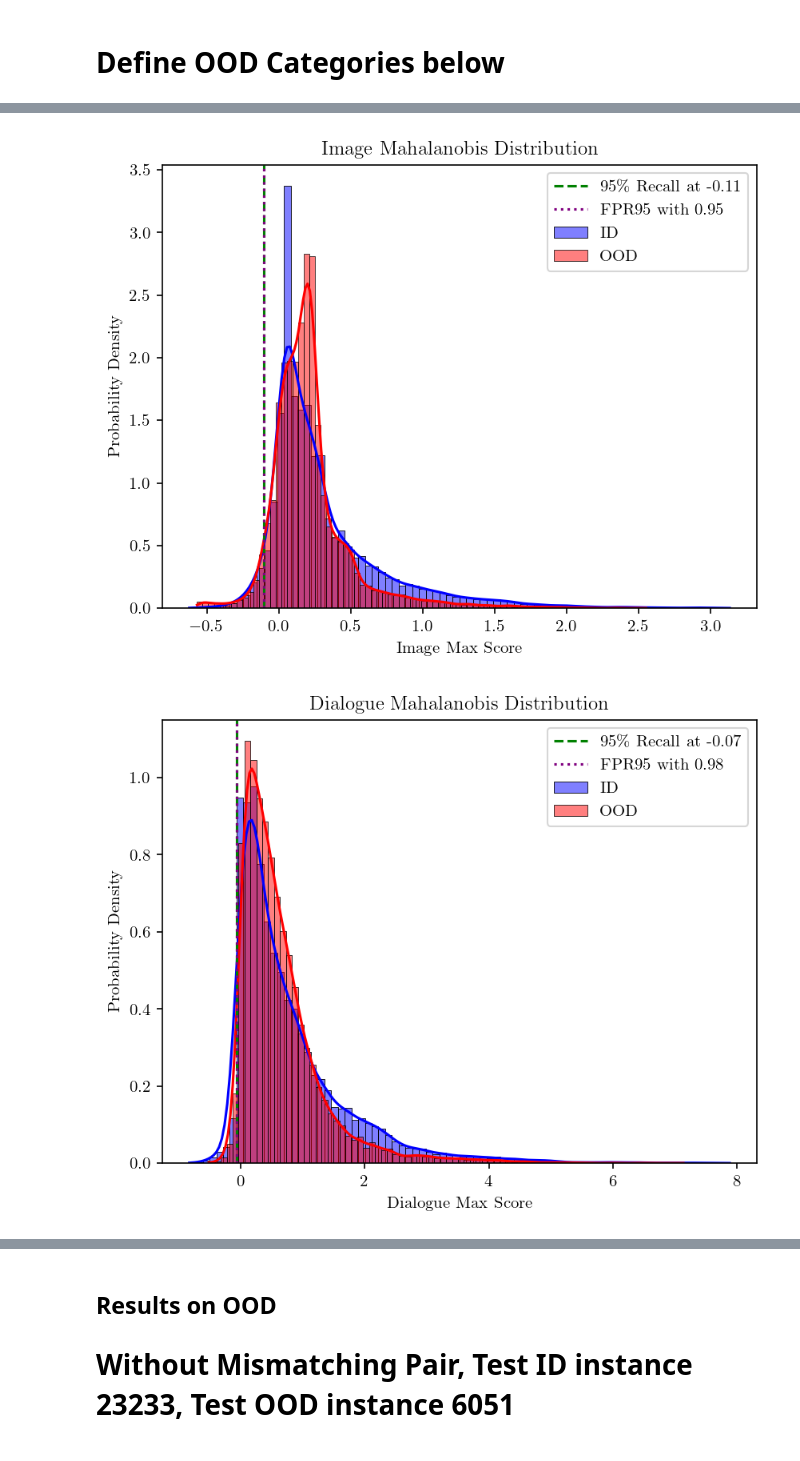
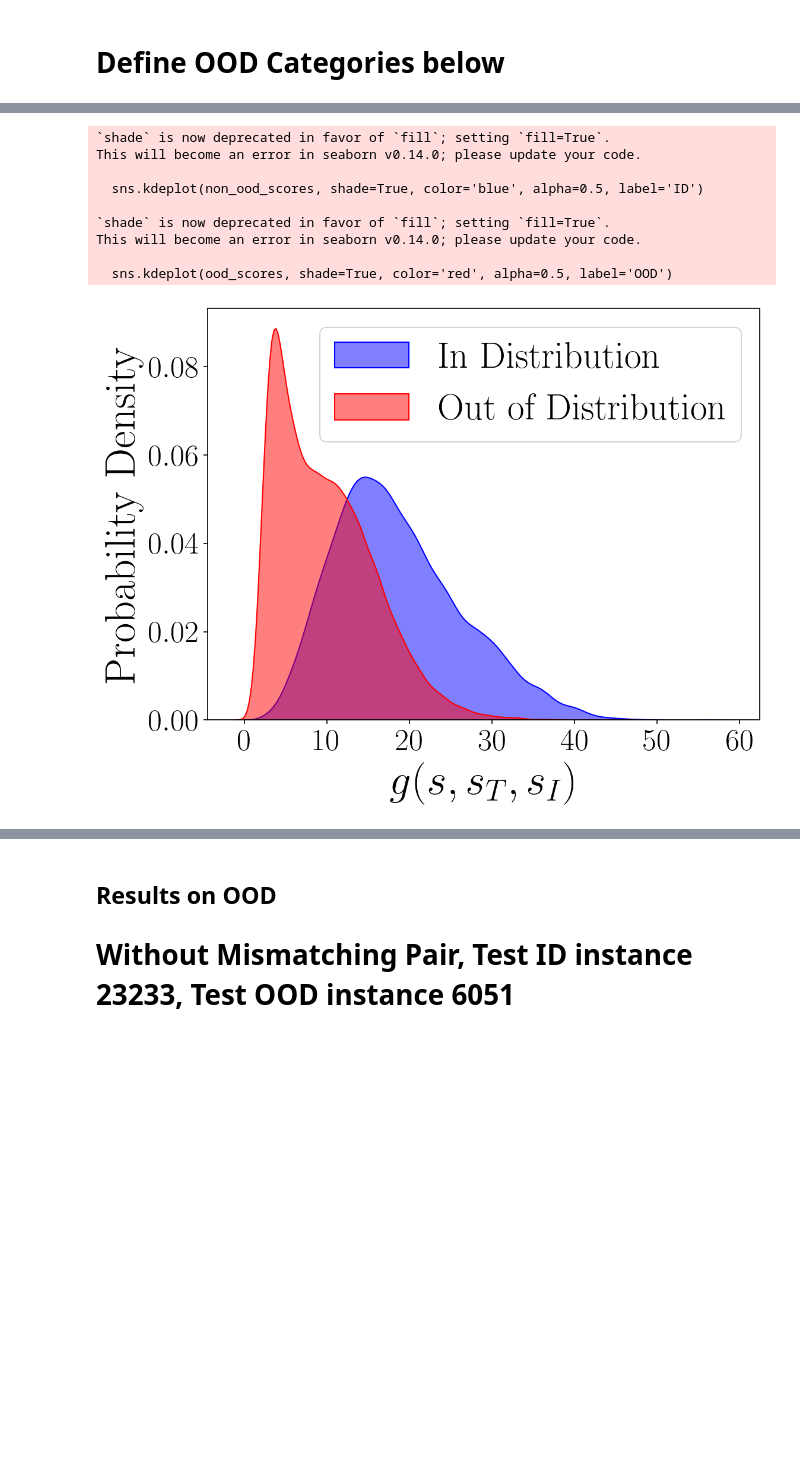
Before and after one commit to wfyitf/multimodal_ood, a Jupyter notebook: notebooks/clip_qa_run_all.ipynb, the cells around one changed output, grey strips where cells are left out. Cells and saved outputs as stored; diff of their text form; code cells hidden in the pictures; blank space fills up the shorter version.

```diff
--- a/notebooks/clip_qa_run_all.ipynb
+++ b/notebooks/clip_qa_run_all.ipynb
@@ -160,0 +347,16 @@ dialogue_model_loader.train_model(X_train_dialogue, Y_train, X_test_dialogue, Y_
+# %%
+dot_sign = ['o', 's', 'D', '^', 'p', '>', '<', 'v']
+pretty_label = {"energy":"Energy", "logits":"Logits", "prob":"Prob", "msp":"MSP", "odin":"ODIN", "mahalanobis":"Mahalanobis"}
+color_dict = {"energy":"red", "logits":"blue", "prob":"green", "msp":"orange", "odin":"purple", "mahalanobis":"brown"}
+for score_type in score_type_list:
+    plt.plot(gamma, score_dict[score_type], label=pretty_label[score_type],
+              marker=dot_sign[score_type_list.index(score_type)], markersize=10,
+              color=color_dict[score_type], linewidth=2)
+plt.tick_params(axis='x', labelsize=20)
+plt.tick_params(axis='y', labelsize=20)
+
+plt.xlabel('$\\gamma$', fontsize = 30)
+plt.ylabel('FPR95', fontsize = 30)
+plt.legend(ncol=3, loc='upper center', bbox_to_anchor=(0.5, 1.22), fontsize = 15)
+plt.grid(True, linestyle='--')
+plt.savefig(f'../figures/example/{category}_gamma_max.pdf', bbox_inches='tight', dpi=300, format='pdf')
@@ -190,10 +419,16 @@ for score_type in score_type_list:
     df_test[f'{score_type}_max_image'] = image_score_max
     df_test[f'{score_type}_sum_dialogue'] = dialogue_score_sum
     df_test[f'{score_type}_max_dialogue'] = dialogue_score_max
-    df_test[f'{score_type}_max_image_tranform'] = 4 * df_test['image_text_similarity'] * df_test[f'{score_type}_max_image']
-    df_test[f'{score_type}_max_dialogue_tranform'] = 4 * df_test['image_text_similarity'] * df_test[f'{score_type}_max_dialogue']
-    df_test[f'{score_type}_sum_image_tranform'] = 4 * df_test['image_text_similarity'] * df_test[f'{score_type}_sum_image']
-    df_test[f'{score_type}_sum_dialogue_tranform'] = 4 * df_test['image_text_similarity'] * df_test[f'{score_type}_sum_dialogue']
+    if score_type == "mahalanobis":
+        df_test[f'{score_type}_max_image_tranform'] = 4 / df_test['image_text_similarity'] * df_test[f'{score_type}_max_image']
+        df_test[f'{score_type}_max_dialogue_tranform'] = 4 / df_test['image_text_similarity'] * df_test[f'{score_type}_max_dialogue']
+        df_test[f'{score_type}_sum_image_tranform'] = 4 / df_test['image_text_similarity'] * df_test[f'{score_type}_sum_image']
+        df_test[f'{score_type}_sum_dialogue_tranform'] = 4 / df_test['image_text_similarity'] * df_test[f'{score_type}_sum_dialogue']
+    else:
+        df_test[f'{score_type}_max_image_tranform'] = 4 * df_test['image_text_similarity'] * df_test[f'{score_type}_max_image']
+        df_test[f'{score_type}_max_dialogue_tranform'] = 4 * df_test['image_text_similarity'] * df_test[f'{score_type}_max_dialogue']
+        df_test[f'{score_type}_sum_image_tranform'] = 4 * df_test['image_text_similarity'] * df_test[f'{score_type}_sum_image']
+        df_test[f'{score_type}_sum_dialogue_tranform'] = 4 * df_test['image_text_similarity'] * df_test[f'{score_type}_sum_dialogue']
     df_test[f'{score_type}_overall_simialrity_max'] = df_test[f'{score_type}_max_image'] + df_test[f'{score_type}_max_dialogue']
     df_test[f'{score_type}_overall_simialrity_max_transform'] =  df_test[f'{score_type}_max_image_tranform'] + df_test[f'{score_type}_max_dialogue_tranform']
     if score_type in ["energy", "logits", "prob", "odin", "mahalanobis"]:
@@ -373,17 +606,25 @@ Energy Max & 49.7 / 83.1 / 77.4 & 59.9 / 80.4 / 74.6 & 46.7 / 84.9 / 80.3 & 48.7
 # %%
 import importlib
 from utils import plot_figure
 importlib.reload(plot_figure)
 
-score_type = "mahalanobis"
-type = "max"
+score_type = "energy"
+type = "sum"
 mode = "image"
 fpr = 95
 
-plot_figure.plot_score_distribution(df_test, score_type, type, mode="image", fpr=fpr)
-plot_figure.plot_score_distribution(df_test, score_type, type, mode="dialogue", fpr=fpr)
-plot_figure.plot_score_distribution(df_test, score_type, type, mode="overall", fpr=fpr)
-plot_figure.plot_score_distribution(df_test, score_type, type, mode="overall_transform", fpr=fpr)
+plot_figure.plot_score_distribution(df_test, score_type, type, mode="overall_transform", fpr=fpr, save_fig=True, include_fpr = False, save_format = "png")
+#plot_figure.plot_score_distribution(df_test, score_type, type, mode="dialogue", fpr=fpr)
+#plot_figure.plot_score_distribution(df_test, score_type, type, mode="overall", fpr=fpr)
+#plot_figure.plot_score_distribution(df_test, score_type, type, mode="overall_transform", fpr=fpr)
 # %% [output]
+`shade` is now deprecated in favor of `fill`; setting `fill=True`.
+This will become an error in seaborn v0.14.0; please update your code.
+
+  sns.kdeplot(non_ood_scores, shade=True, color='blue', alpha=0.5, label='ID')
+
+`shade` is now deprecated in favor of `fill`; setting `fill=True`.
+This will become an error in seaborn v0.14.0; please update your code.
+
+  sns.kdeplot(ood_scores, shade=True, color='red', alpha=0.5, label='OOD')
-[figure, old version]
+[figure, new version]
-[figure, removed]
```
Also changed, not shown: parts of 20 cells of this notebook, 4 other files.
